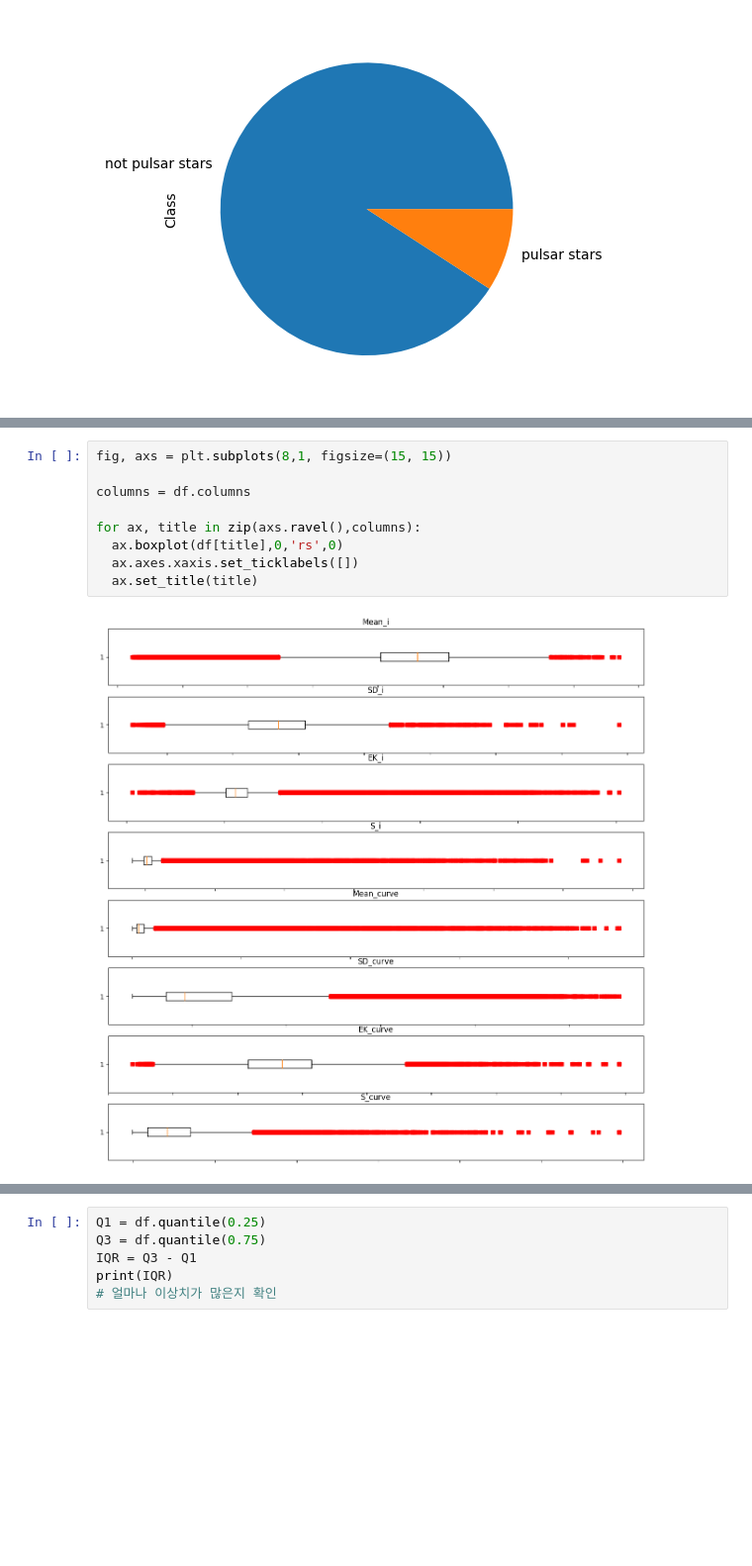
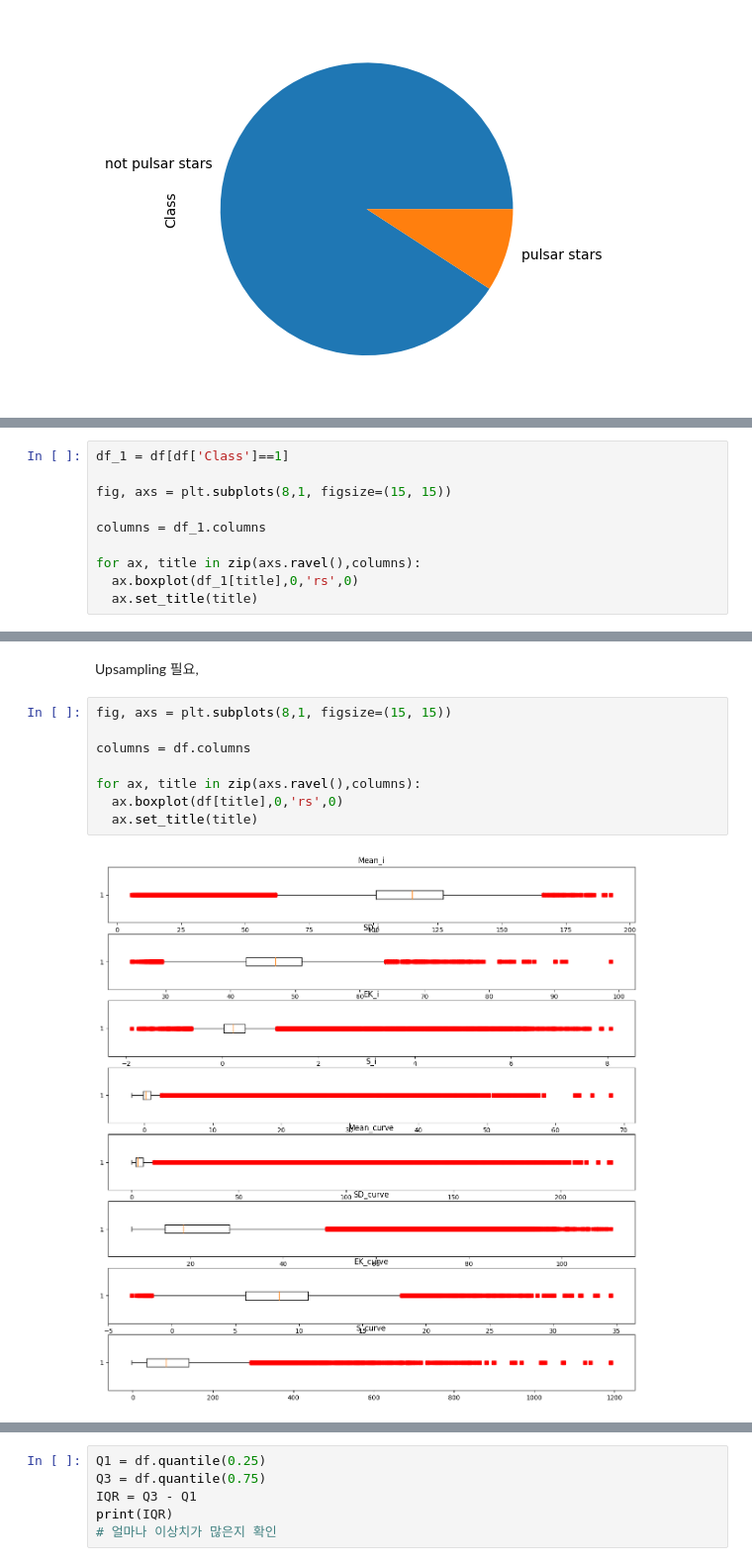
Before and after one commit to AI-18-6-10/Project1-practice, a Jupyter notebook: EDA/star_EDA.ipynb, the cells around one changed output, grey strips where cells are left out. Shown at 99% size. Drawn from its saved outputs; the diff is of its cells as text; blank space fills up the shorter version.

```diff
--- a/EDA/star_EDA.ipynb
+++ b/EDA/star_EDA.ipynb
@@ -122,0 +132,10 @@ Name: Class, dtype: int64
+# %%
+df_1 = df[df['Class']==1]
+
+fig, axs = plt.subplots(8,1, figsize=(15, 15))
+
+columns = df_1.columns
+
+for ax, title in zip(axs.ravel(),columns):
+  ax.boxplot(df_1[title],0,'rs',0)
+  ax.set_title(title)
@@ -123,11 +144,12 @@ Name: Class, dtype: int64
+# %% [markdown]
+Upsampling 필요,
 # %%
 fig, axs = plt.subplots(8,1, figsize=(15, 15))
 
 columns = df.columns
 
 for ax, title in zip(axs.ravel(),columns):
   ax.boxplot(df[title],0,'rs',0)
-  ax.axes.xaxis.set_ticklabels([])
   ax.set_title(title)
 # %% [output]
-[figure, old version]
+[figure, new version]
```
Also changed, not shown: parts of 5 cells of this notebook.
